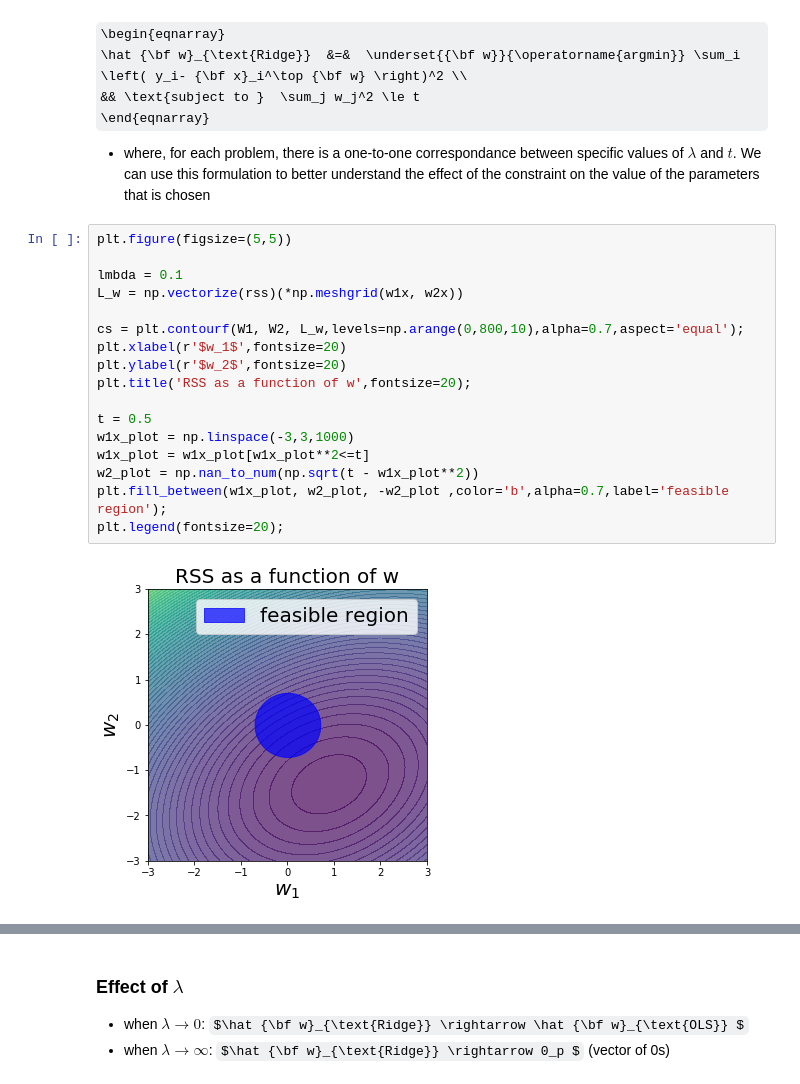
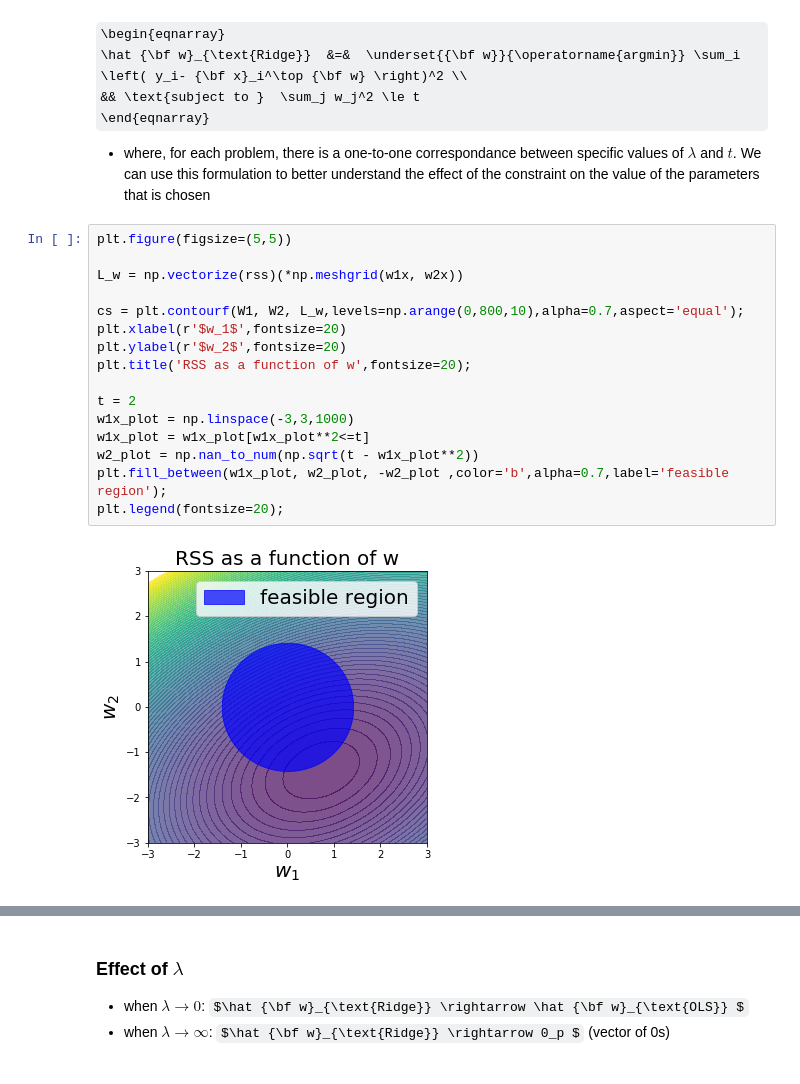
Before and after one commit to lwehbe/10315_S21, a Jupyter notebook: Lecture_14_Linear_Regression.ipynb, the cells around one changed output, grey strips where cells are left out. Saved outputs shown, nothing was run; the diff lists cells and outputs as text; some formulas as TeX source.

```diff
--- a/Lecture_14_Linear_Regression.ipynb
+++ b/Lecture_14_Linear_Regression.ipynb
@@ -342,22 +342,21 @@ plt.title('RSS+penalty as a function of w',fontsize=20);
 # %%
 plt.figure(figsize=(5,5))
 
-lmbda = 0.1
 L_w = np.vectorize(rss)(*np.meshgrid(w1x, w2x))
 
 cs = plt.contourf(W1, W2, L_w,levels=np.arange(0,800,10),alpha=0.7,aspect='equal');
 plt.xlabel(r'$w_1$',fontsize=20)
 plt.ylabel(r'$w_2$',fontsize=20)
 plt.title('RSS as a function of w',fontsize=20);
 
-t = 0.5
+t = 2
 w1x_plot = np.linspace(-3,3,1000)
 w1x_plot = w1x_plot[w1x_plot**2<=t]
 w2_plot = np.nan_to_num(np.sqrt(t - w1x_plot**2))
 plt.fill_between(w1x_plot, w2_plot, -w2_plot ,color='b',alpha=0.7,label='feasible region');
 plt.legend(fontsize=20);
 # %% [output]
-[figure, old version]
+[figure, new version]
 # %%
 plt.figure(figsize=(6,5))
 from numpy.linalg import inv
```
Also changed, not shown: parts of 6 cells of this notebook, 3 other files.
